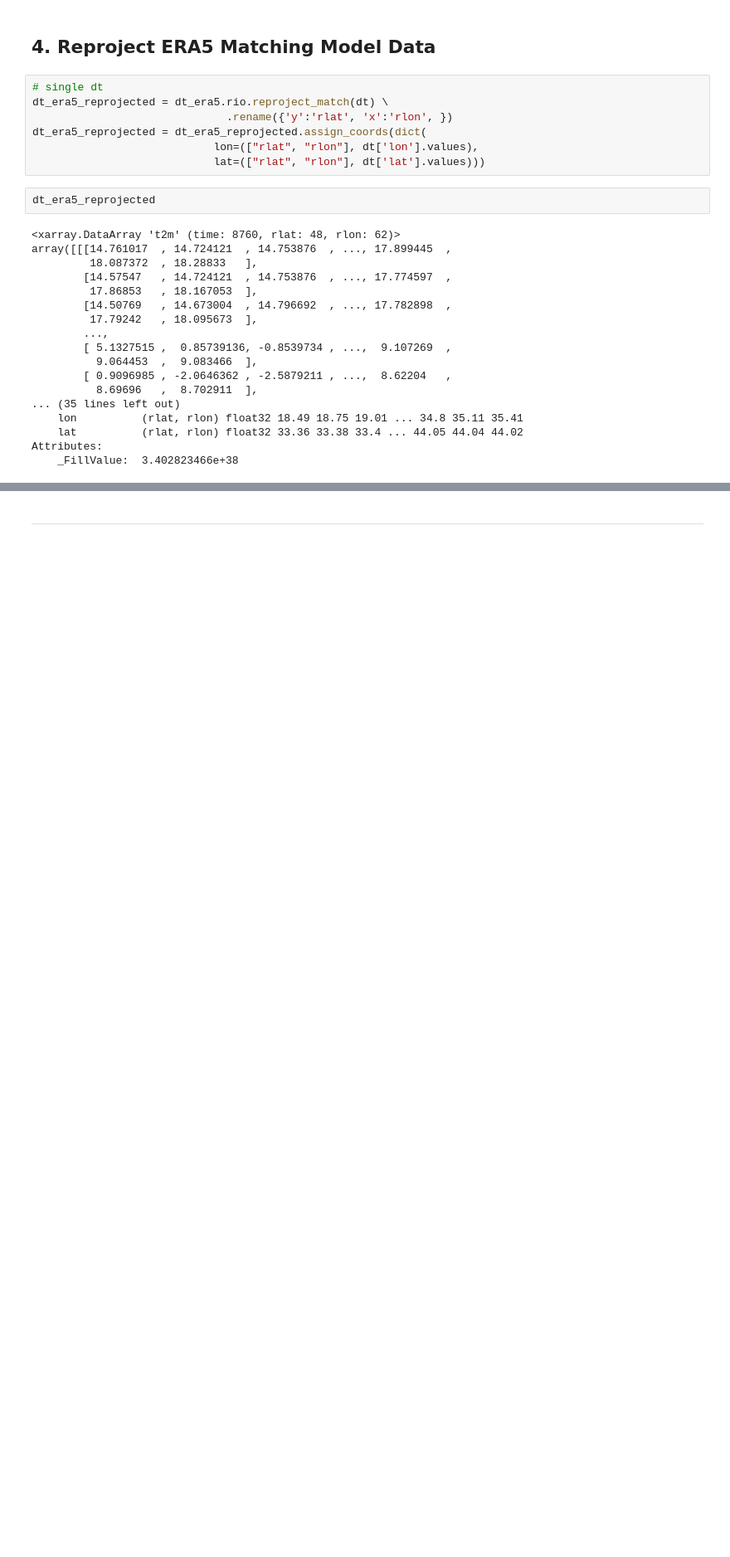
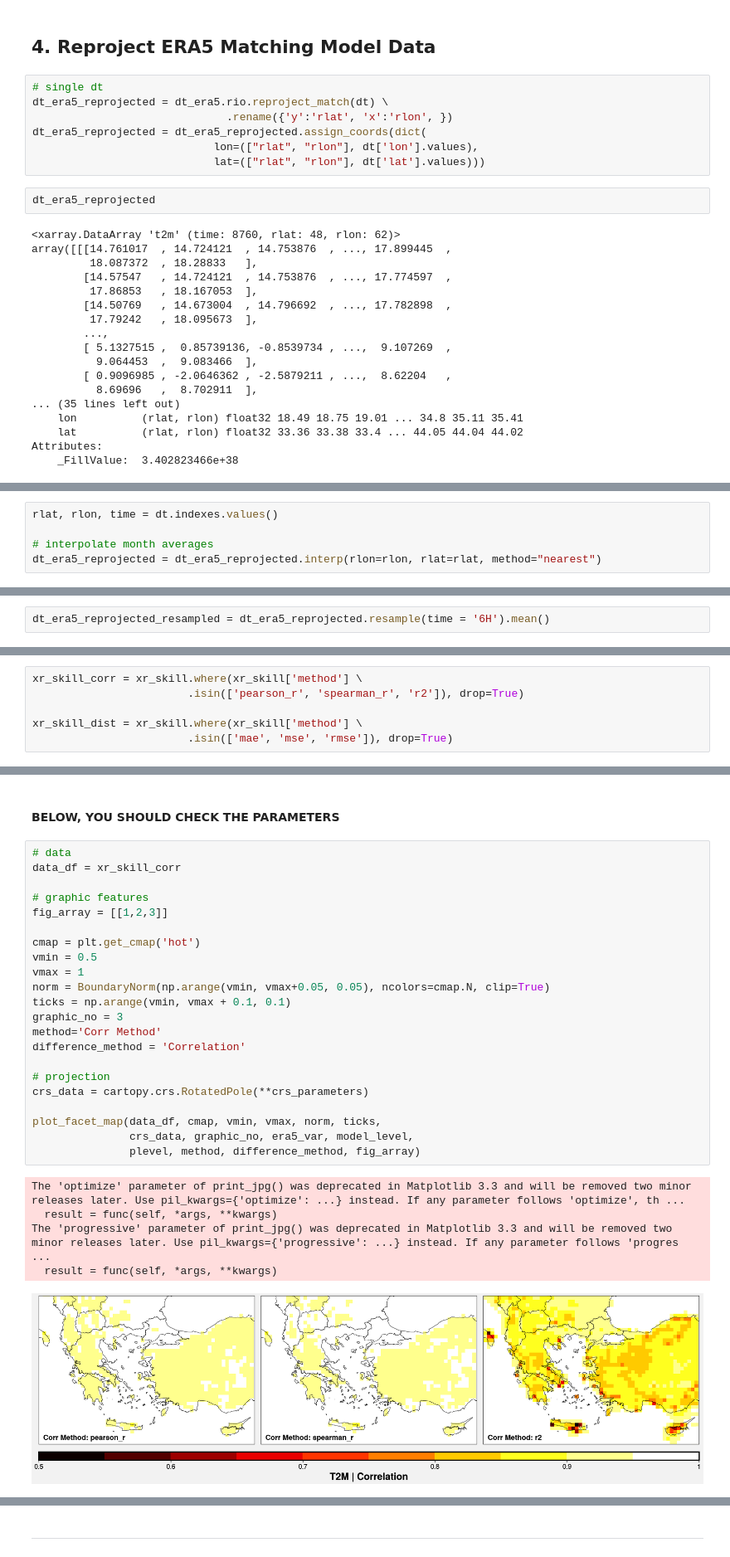
Before and after one commit to donmezkutay/Climate-Modelling-Lesson-Project, a Jupyter notebook: process_1D_graphics.ipynb, the cells around one changed output, grey strips where cells are left out. Shown at 83% size. Cells and saved outputs as stored; diff of their text form; blank space fills up the shorter version.

```diff
--- a/process_1D_graphics.ipynb
+++ b/process_1D_graphics.ipynb
@@ -167,0 +184,5 @@ Attributes:
+# %%
+rlat, rlon, time = dt.indexes.values()
+
+# interpolate month averages
+dt_era5_reprojected = dt_era5_reprojected.interp(rlon=rlon, rlat=rlat, method="nearest")
@@ -167,0 +195,2 @@ Attributes:
+# %%
+dt_era5_reprojected_resampled = dt_era5_reprojected.resample(time = '6H').mean()
@@ -167,0 +222,6 @@ Attributes:
+# %%
+xr_skill_corr = xr_skill.where(xr_skill['method'] \
+                        .isin(['pearson_r', 'spearman_r', 'r2']), drop=True)
+
+xr_skill_dist = xr_skill.where(xr_skill['method'] \
+                        .isin(['mae', 'mse', 'rmse']), drop=True)
@@ -167,0 +252,30 @@ Attributes:
+# %% [markdown]
+#### **BELOW, YOU SHOULD CHECK THE PARAMETERS**
+# %%
+# data
+data_df = xr_skill_corr
+
+# graphic features
+fig_array = [[1,2,3]]
+
+cmap = plt.get_cmap('hot')
+vmin = 0.5
+vmax = 1
+norm = BoundaryNorm(np.arange(vmin, vmax+0.05, 0.05), ncolors=cmap.N, clip=True)
+ticks = np.arange(vmin, vmax + 0.1, 0.1)
+graphic_no = 3
+method='Corr Method'
+difference_method = 'Correlation'
+
+# projection
+crs_data = cartopy.crs.RotatedPole(**crs_parameters)
+
+plot_facet_map(data_df, cmap, vmin, vmax, norm, ticks,
+               crs_data, graphic_no, era5_var, model_level,
+               plevel, method, difference_method, fig_array)
+# %% [output]
+The 'optimize' parameter of print_jpg() was deprecated in Matplotlib 3.3 and will be removed two minor releases later. Use pil_kwargs={'optimize': ...} instead. If any parameter follows 'optimize', th ...
+  result = func(self, *args, **kwargs)
+The 'progressive' parameter of print_jpg() was deprecated in Matplotlib 3.3 and will be removed two minor releases later. Use pil_kwargs={'progressive': ...} instead. If any parameter follows 'progres ...
+  result = func(self, *args, **kwargs)
+[figure, added]
```
Also changed, not shown: parts of 29 cells of this notebook, 8 other files.
